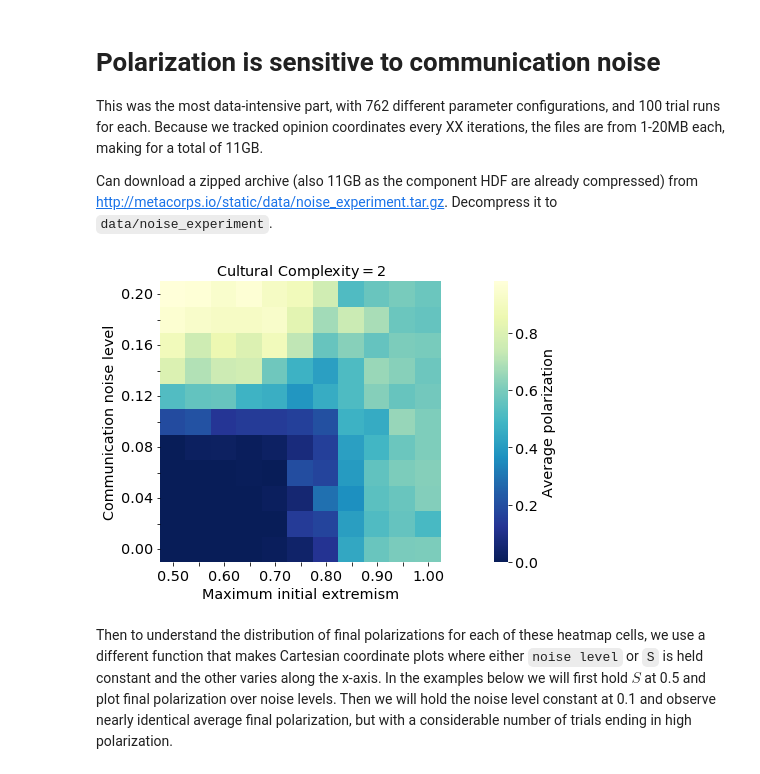
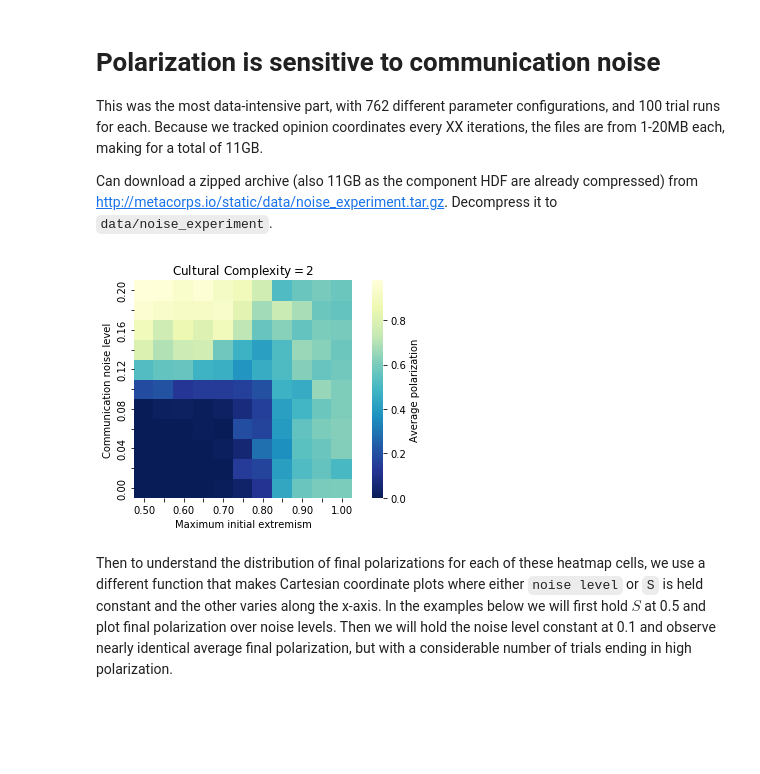
Before and after one commit to mt-digital/polarization, a Jupyter notebook: Complexity Special Issue Supplement.ipynb, the cells around one changed output. Drawn from its saved outputs; the diff is of its cells as text; code cells hidden in the pictures; blank space fills up the shorter version.

```diff
--- a/Complexity Special Issue Supplement.ipynb
+++ b/Complexity Special Issue Supplement.ipynb
@@ -8,14 +8,24 @@ from urllib.request import urlretrieve
 
 FIGURE_DIR = '.'
 
-import matplotlib.pylab as pylab
-params = {'legend.fontsize': 'large',
-          'figure.figsize': (15, 5),
-         'axes.labelsize': 'large',
-         'axes.titlesize':'large',
-         'xtick.labelsize':'large',
-         'ytick.labelsize':'large'}
-pylab.rcParams.update(params)
+# Uncomment below to mess with global matplotlib settings
+
+# import matplotlib.pylab as pylab
+# params = {'legend.fontsize': 'large',
+#           'figure.figsize': (15, 5),
+#          'axes.labelsize': 'large',
+#          'axes.titlesize':'large',
+#          'xtick.labelsize':'large',
+#          'ytick.labelsize':'large'}
+
+# params = {'legend.fontsize': 'large',
+#           'figure.figsize': (15, 5),
+#          'axes.labelsize': 'x-large',
+#          'axes.titlesize':'x-large',
+#          'xtick.labelsize':'x-large',
+#          'ytick.labelsize':'x-large'}
+
+# pylab.rcParams.update(params)
 # %% [markdown]
 # Intro
 
@@ -267,26 +277,17 @@ This was the most data-intensive part, with 762 different parameter configuratio
 Can download a zipped archive (also 11GB as the component HDF are already compressed) from http://metacorps.io/static/data/noise_experiment.tar.gz. Decompress it to `data/noise_experiment`.
 # %%
 from complexity_analysis import plot_p_v_noise_and_k
-
-import matplotlib.pylab as pylab
-params = {'legend.fontsize': 'large',
-          'figure.figsize': (15, 5),
-         'axes.labelsize': 'x-large',
-         'axes.titlesize':'x-large',
-         'xtick.labelsize':'x-large',
-         'ytick.labelsize':'x-large'}
-pylab.rcParams.update(params)
 
 ne_dir = os.path.join('data', 'noise_experiment')
 # Ks is optional, limits to making heatmaps of
 # only one or a few K values. Add more to get other paper heatmaps
 # plot_p_v_noise_and_k(ne_dir, Ks=[2, 3, 4, 5], pub=True)
 plot_p_v_noise_and_k(ne_dir, Ks=[2])
 plt.title(r'Cultural Complexity$=2$')
 plt.savefig('test.pdf', bbox_inches='tight')
 # With pub=True, figure is persisted to noise_experiement_heatmaps.pdf.
 # %% [output]
-[figure, old version]
+[figure, new version]
 # %% [markdown]
 Then to understand the distribution of final polarizations for each
 of these heatmap cells, we use a different function that makes Cartesian coordinate plots where either `noise level` or `S` is held constant and the other varies along the x-axis. In the examples below we will first hold $S$ at 0.5 and plot final polarization over noise levels. Then we will hold the noise level constant at 0.1 and observe nearly identical average final polarization, but with a considerable number of trials ending in high polarization.
```
Also changed, not shown: parts of 10 cells of this notebook.
